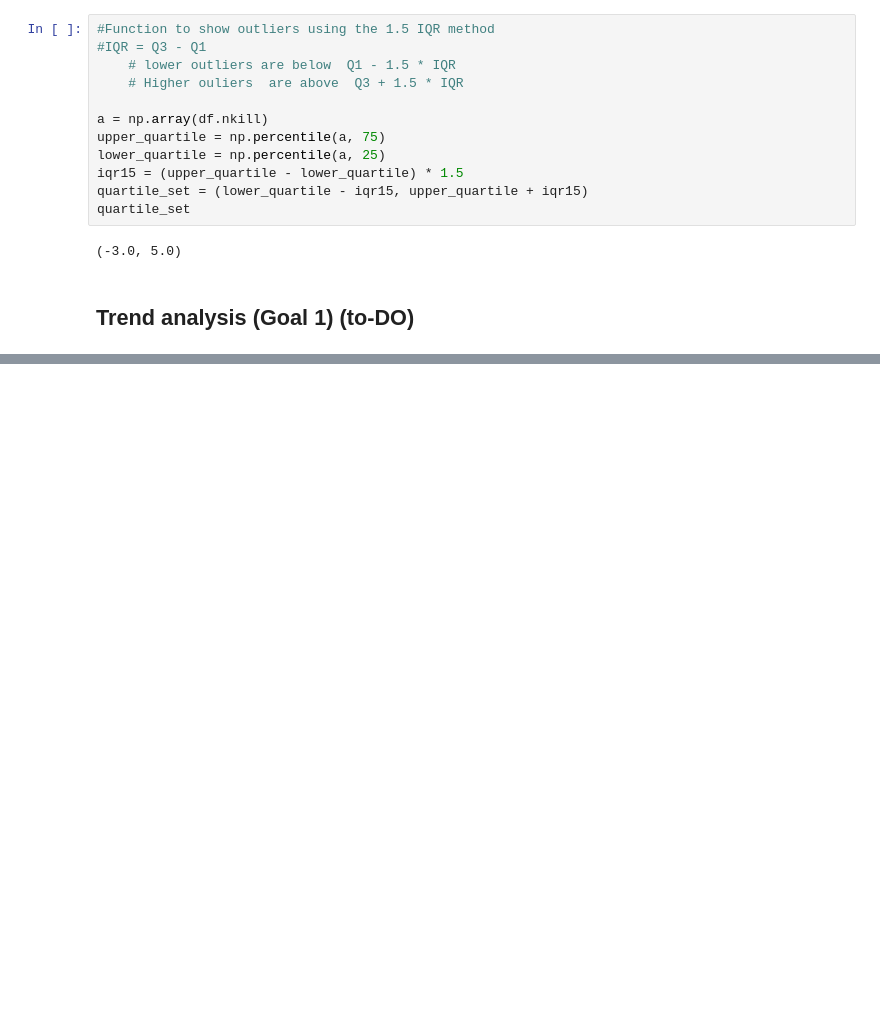
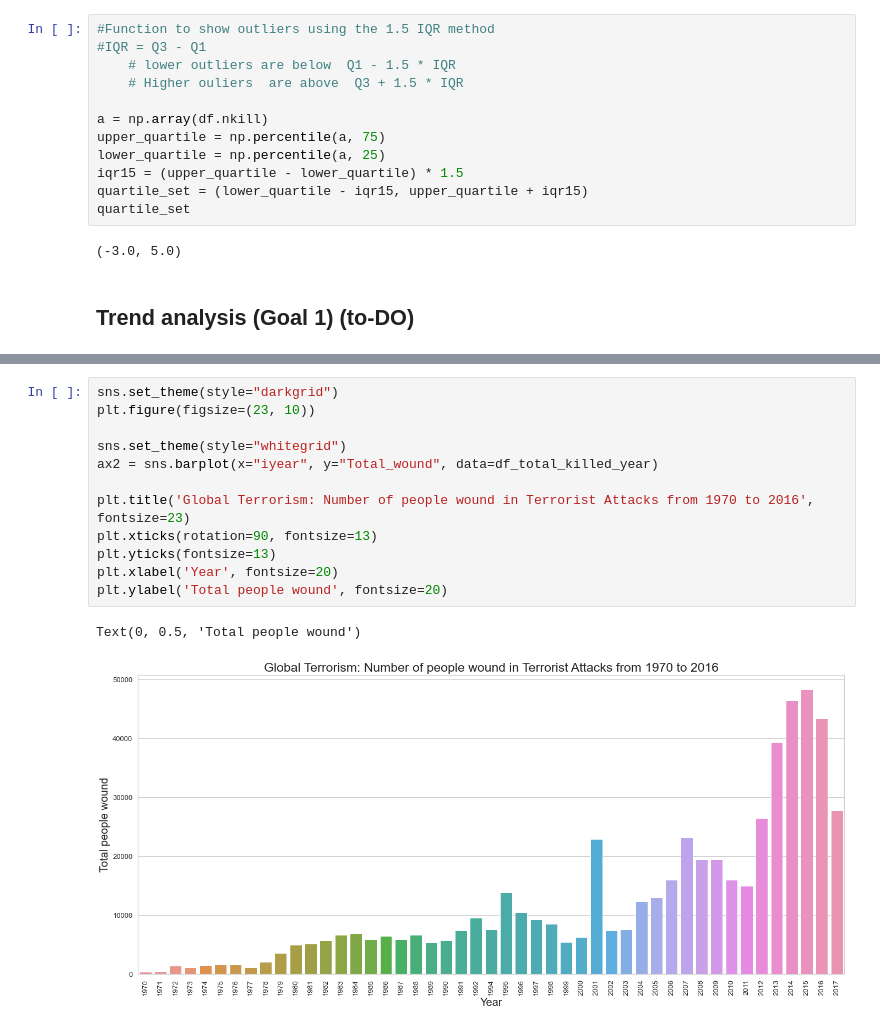
Before and after one commit to AlbertCos/Data_Science_project, a Jupyter notebook: Global_Terrorism_exploration_and_prediction_app.ipynb, the cells around one changed output, grey strips where cells are left out. Cells and saved outputs as stored; diff of their text form; blank space fills up the shorter version.

```diff
--- a/Global_Terrorism_exploration_and_prediction_app.ipynb
+++ b/Global_Terrorism_exploration_and_prediction_app.ipynb
@@ -318,0 +359,15 @@ Text(0, 0.5, 'Count')
+# %%
+sns.set_theme(style="darkgrid")
+plt.figure(figsize=(23, 10))
+
+sns.set_theme(style="whitegrid")
+ax2 = sns.barplot(x="iyear", y="Total_wound", data=df_total_killed_year)
+
+plt.title('Global Terrorism: Number of people wound in Terrorist Attacks from 1970 to 2016', fontsize=23)
+plt.xticks(rotation=90, fontsize=13)
+plt.yticks(fontsize=13)
+plt.xlabel('Year', fontsize=20)
+plt.ylabel('Total people wound', fontsize=20)
+# %% [output]
+Text(0, 0.5, 'Total people wound')
+[figure, added]
```
Also changed, not shown: parts of 12 cells of this notebook.
